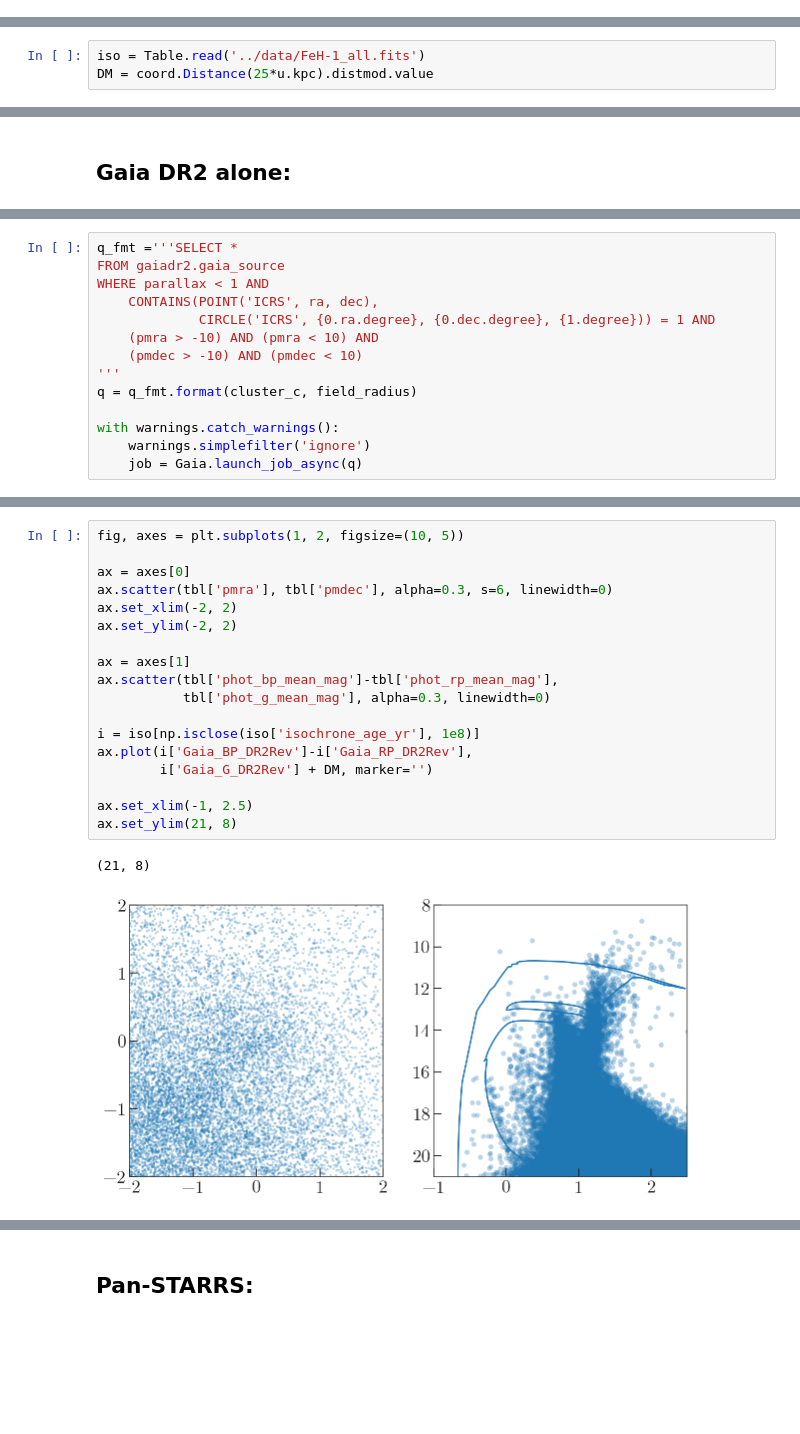
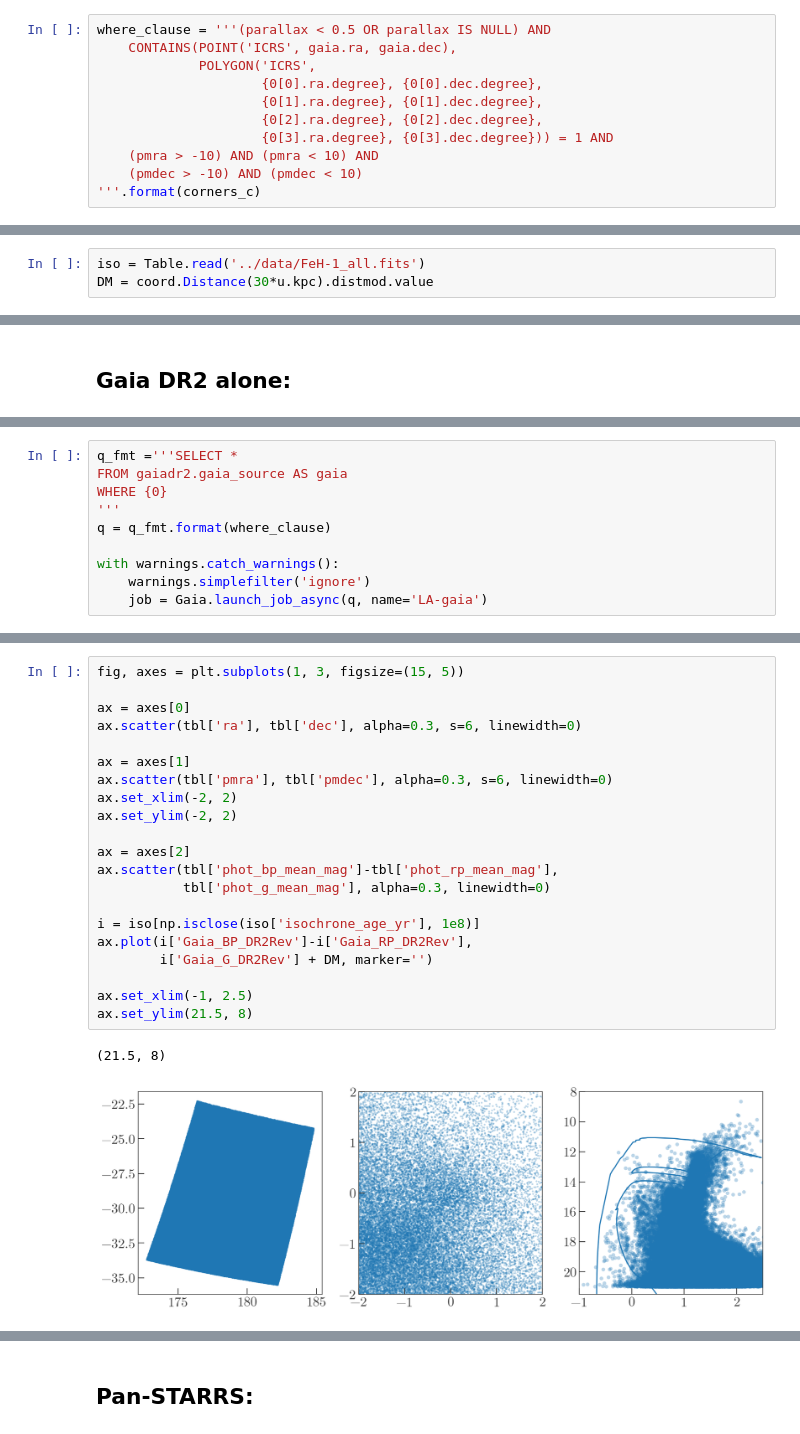
Before and after one commit to adrn/dr2-lmc-cluster, a Jupyter notebook: notebooks/Cross-match.ipynb, the cells around one changed output, grey strips where cells are left out. Drawn from its saved outputs; the diff is of its cells as text; blank space fills up the shorter version.

Commit message:
plots

```diff
--- a/notebooks/Cross-match.ipynb
+++ b/notebooks/Cross-match.ipynb
@@ -58,3 +67,14 @@ field_radius = coord.Angle(3*u.deg)
+# %%
+where_clause = '''(parallax < 0.5 OR parallax IS NULL) AND
+    CONTAINS(POINT('ICRS', gaia.ra, gaia.dec),
+             POLYGON('ICRS',
+                     {0[0].ra.degree}, {0[0].dec.degree},
+                     {0[1].ra.degree}, {0[1].dec.degree},
+                     {0[2].ra.degree}, {0[2].dec.degree},
+                     {0[3].ra.degree}, {0[3].dec.degree})) = 1 AND
+    (pmra > -10) AND (pmra < 10) AND
+    (pmdec > -10) AND (pmdec < 10)
+'''.format(corners_c)
 # %% [markdown]
 ## First look at Isochrones to help color selection
 # %%
@@ -80,7 +100,7 @@ dup_cols = ['EEP', 'isochrone_age_yr',
 # alltbl.write('../data/FeH-0.5_all.fits', overwrite=True)
 # %%
 iso = Table.read('../data/FeH-1_all.fits')
-DM = coord.Distance(25*u.kpc).distmod.value
+DM = coord.Distance(30*u.kpc).distmod.value
 # %% [output]
 WARNING: VerifyWarning: It is strongly recommended that column names contain only upper and lower-case ASCII letters, digits, or underscores for maximum compatibility with other software (got '[Fe/H]_ ...
 WARNING: VerifyWarning: It is strongly recommended that column names contain only upper and lower-case ASCII letters, digits, or underscores for maximum compatibility with other software (got '[Fe/H]' ...
@@ -100,16 +120,12 @@ ax.set_ylim(21, 10)
 # %%
 q_fmt ='''SELECT *
-FROM gaiadr2.gaia_source
-WHERE parallax < 1 AND
-    CONTAINS(POINT('ICRS', ra, dec),
-             CIRCLE('ICRS', {0.ra.degree}, {0.dec.degree}, {1.degree})) = 1 AND
-    (pmra > -10) AND (pmra < 10) AND
-    (pmdec > -10) AND (pmdec < 10)
+FROM gaiadr2.gaia_source AS gaia
+WHERE {0}
 '''
-q = q_fmt.format(cluster_c, field_radius)
+q = q_fmt.format(where_clause)
 
 with warnings.catch_warnings():
     warnings.simplefilter('ignore')
-    job = Gaia.launch_job_async(q)
+    job = Gaia.launch_job_async(q, name='LA-gaia')
 # %% [output]
 Launched query: 'SELECT *
@@ -134,23 +155,26 @@ WARNING: UnitsWarning: ''electron'.s**-1' did not parse as fits unit: At col 0,
 WARNING: UnitsWarning: 'log(cm.s**-2)' did not parse as fits unit: 'log' is not a recognized function [astropy.units.core]
 WARNING: UnitsWarning: ''dex'' did not parse as fits unit: At col 0, Unit ''dex'' not supported by the FITS standard.  [astropy.units.core]
 # %%
-fig, axes = plt.subplots(1, 2, figsize=(10, 5))
+fig, axes = plt.subplots(1, 3, figsize=(15, 5))
 
 ax = axes[0]
+ax.scatter(tbl['ra'], tbl['dec'], alpha=0.3, s=6, linewidth=0)
+
+ax = axes[1]
 ax.scatter(tbl['pmra'], tbl['pmdec'], alpha=0.3, s=6, linewidth=0)
 ax.set_xlim(-2, 2)
 ax.set_ylim(-2, 2)
 
-ax = axes[1]
+ax = axes[2]
 ax.scatter(tbl['phot_bp_mean_mag']-tbl['phot_rp_mean_mag'],
            tbl['phot_g_mean_mag'], alpha=0.3, linewidth=0)
 
 i = iso[np.isclose(iso['isochrone_age_yr'], 1e8)]
 ax.plot(i['Gaia_BP_DR2Rev']-i['Gaia_RP_DR2Rev'],
         i['Gaia_G_DR2Rev'] + DM, marker='')
 
 ax.set_xlim(-1, 2.5)
-ax.set_ylim(21, 8)
+ax.set_ylim(21.5, 8)
 # %% [output]
-(21, 8)
+(21.5, 8)
-[figure, old version]
+[figure, new version]
```
Also changed, not shown: parts of 28 cells of this notebook, 1 other file.
